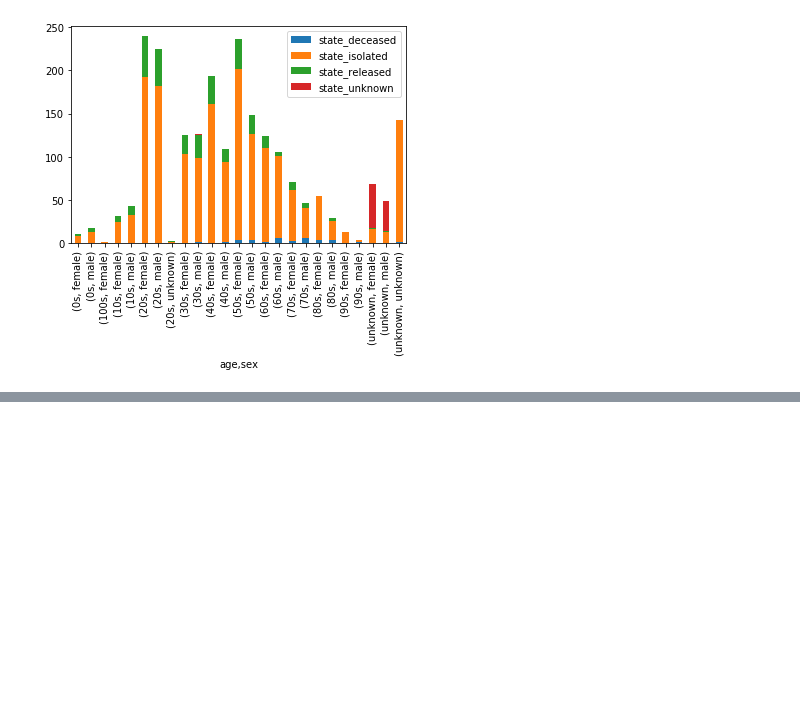
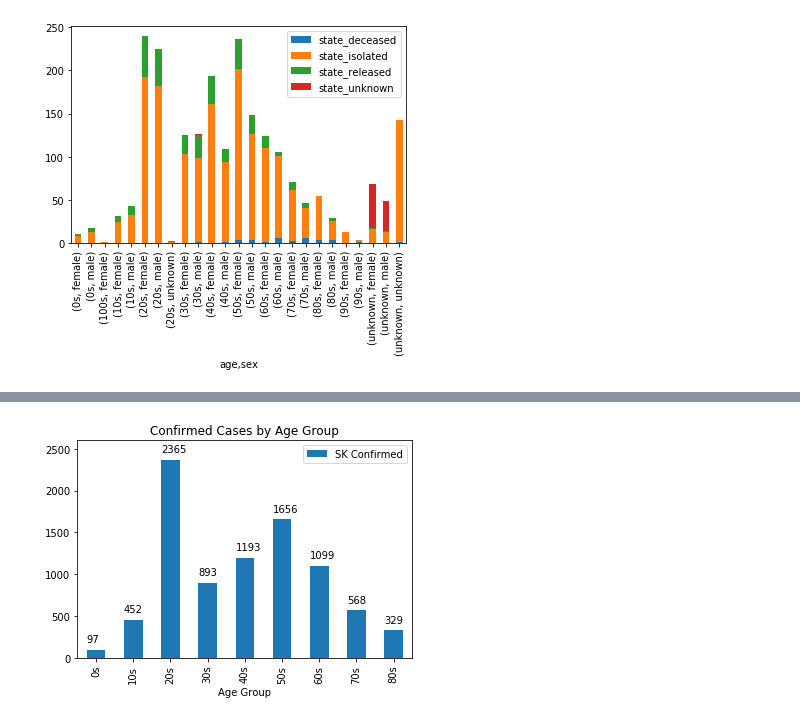
Before and after one commit to FarmageddonNow/CV19, a Jupyter notebook: CV19_Analysis-SK Detailed Data.ipynb, the cells around one changed output, grey strips where cells are left out. Drawn from its saved outputs; the diff is of its cells as text; code cells hidden in the pictures; blank space fills up the shorter version.

```diff
--- a/CV19_Analysis-SK Detailed Data.ipynb
+++ b/CV19_Analysis-SK Detailed Data.ipynb
@@ -204,0 +290,3 @@ sk_detail_timeAge.groupby(['Age Group']).agg('count')
+# %%
+sk_conf_by_age = sk_conf_death_by_age.drop(['SK Deaths', 'Mortality Rate'], axis=1)
+sk_conf_by_age
@@ -204,0 +305,8 @@ sk_detail_timeAge.groupby(['Age Group']).agg('count')
+# %%
+ay = sk_conf_by_age.plot(kind='bar', title='Confirmed Cases by Age Group')
+ay.set_ylim(0, 2600)
+for i, label in enumerate(list(sk_conf_by_age.index)):
+    mr = sk_conf_by_age.loc[label]['SK Confirmed']
+    ay.annotate(mr, (i-.25, mr+90))
+# %% [output]
+[figure, added]
```
Also changed, not shown: parts of 14 cells of this notebook, 1 other file.
